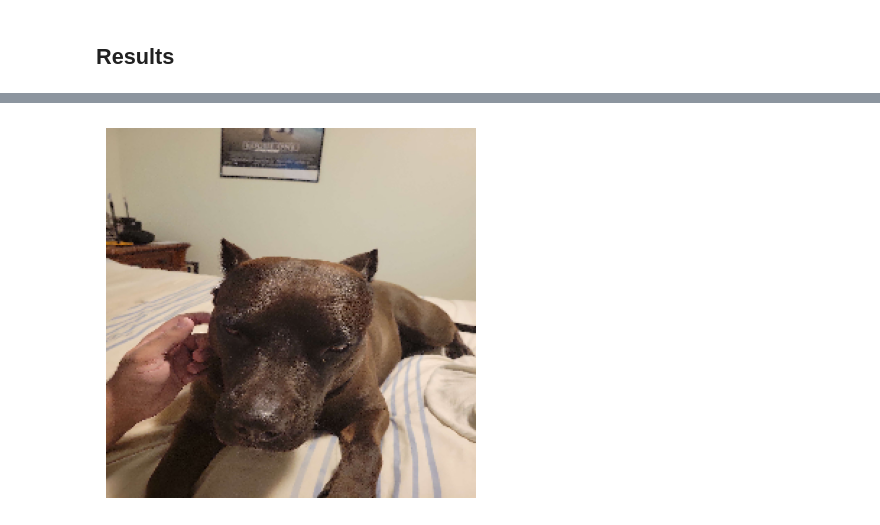
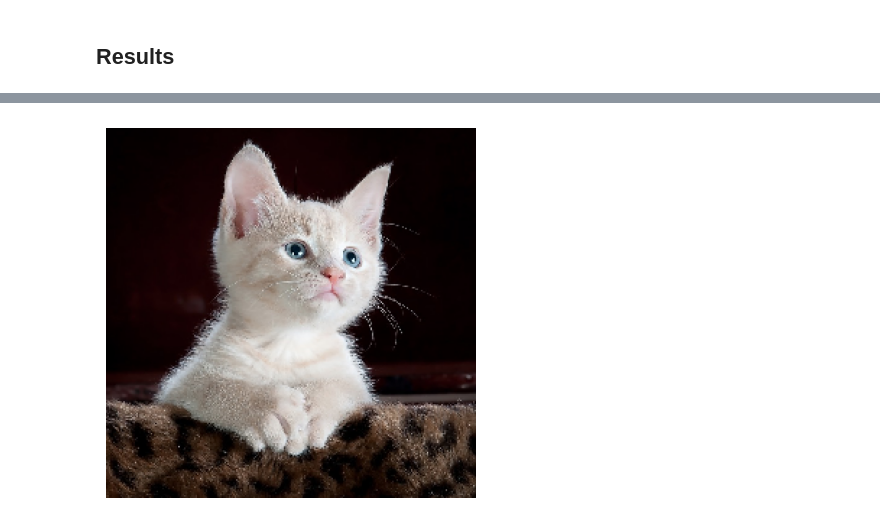
Before and after one commit to NinePiece2/AnimalClassification, a Jupyter notebook: notebooks/main.ipynb, the cells around one changed output, grey strips where cells are left out. Drawn from its saved outputs; the diff is of its cells as text; code cells hidden in the pictures.

```diff
--- a/notebooks/main.ipynb
+++ b/notebooks/main.ipynb
@@ -22,7 +16,7 @@ Num GPUs Available:  1
 # %% [markdown]
 ## Hyperparameters
 # %%
-EPOCHS = 200
+EPOCHS = 150
 BATCH_SIZE = 128
 
 IMG_HEIGHT = 256
@@ -30,7 +24,6 @@ IMG_WIDTH = 256
 
 # Dataset directory
 dataset_path = os.environ['DATASET_PATH']
-#image_files = [os.path.join(directory_path, f) for f in os.listdir(directory_path) if f.endswith('.jpeg')]
 directory_path = pathlib.Path(dataset_path)
 # %% [markdown]
 ## Loading the Dataset using Keras
@@ -64,7 +76,8 @@ print(f'Number of Images: ', len(list(directory_path.glob('*/*.jpeg'))))
 Number of Images:  24209
 # %%
 # Prints the classifications of Animals from the Dataset
-class_names = train_ds.class_names
+class_names = train_generator.class_indices
+class_names = list(class_names.keys())
 print(class_names)
 # %% [output]
 ['butterfly', 'cat', 'chicken', 'cow', 'dog', 'elephant', 'horse', 'sheep', 'spider', 'squirrel']
@@ -125,16 +148,30 @@ print(np.min(first_image), np.max(first_image))
 # %%
 num_classes = len(class_names)
 
+# Add Dropout to the Model along with other layers
 model = Sequential([
   layers.Rescaling(1./255, input_shape=(IMG_HEIGHT, IMG_WIDTH, 3)),
-  layers.Conv2D(16, 3, padding='same', activation='relu'),
+  layers.Conv2D(16, (3, 3), padding='same', activation='relu'),
   layers.MaxPooling2D(),
-  layers.Conv2D(32, 3, padding='same', activation='relu'),
+
+  layers.Conv2D(32, (3, 3), padding='same', activation='relu'),
   layers.MaxPooling2D(),
-  layers.Conv2D(64, 3, padding='same', activation='relu'),
+
+  layers.Conv2D(64, (5, 5), padding='same', activation='relu'),
   layers.MaxPooling2D(),
+
+  layers.Conv2D(128, (5, 5), padding='same', activation='relu'),
+  layers.MaxPooling2D(),
+
+  layers.Conv2D(256, (7, 7), padding='same', activation='relu'),
+  layers.MaxPooling2D(),
+
+  layers.Dropout(0.2),
   layers.Flatten(),
-  layers.Dense(128, activation='relu'),
-  layers.Dense(num_classes)
+
+
+  layers.Dense(256, activation='relu'),
+  layers.Dense(50, activation='relu'),
+  layers.Dense(num_classes, name="outputs")
 ])
 # %%
@@ -164,9 +202,11 @@ _________________________________________________________________
 # %% [markdown]
 ## Training
 # %%
+# Train the Model
 history = model.fit(
-  train_ds,
-  validation_data=val_ds,
-  epochs=EPOCHS
+  train_generator,
+  validation_data=validation_generator,
+  epochs=EPOCHS,
+  verbose=2
 )
 # %% [output]
@@ -236,5 +277,5 @@ def predict_image(image_path):
     plt.axis('off')
     plt.show()
 # %%
-predict_image(os.path.join(os.environ['TEST_IMG_PATH'], 'dog.jpg'))
+predict_image(os.path.join(os.environ['TEST_IMG_PATH'], 'cat.jpg'))
 # %% [output]
@@ -243 +284 @@ This image most likely belongs to dog with a 81.83039426803589 percent confidenc
-[figure, old version]
+[figure, new version]
```
Also changed, not shown: parts of 17 cells of this notebook, 3 other files.
